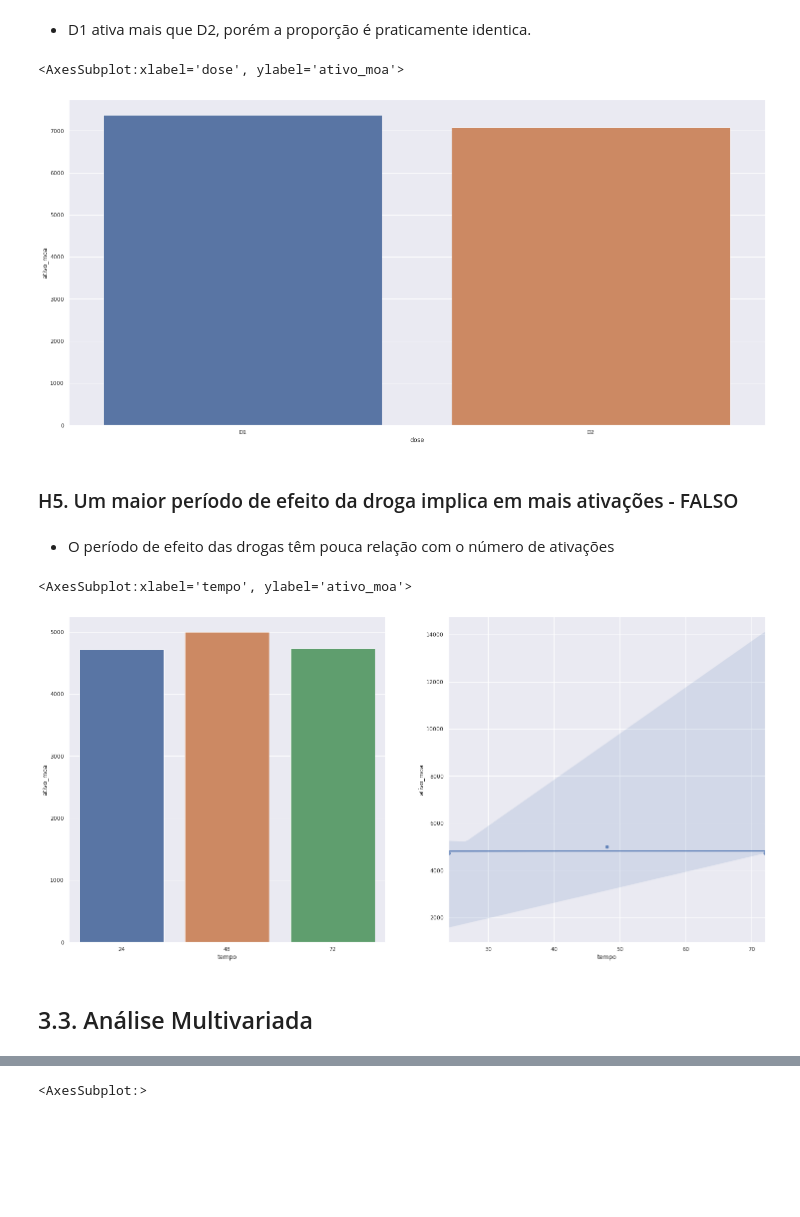
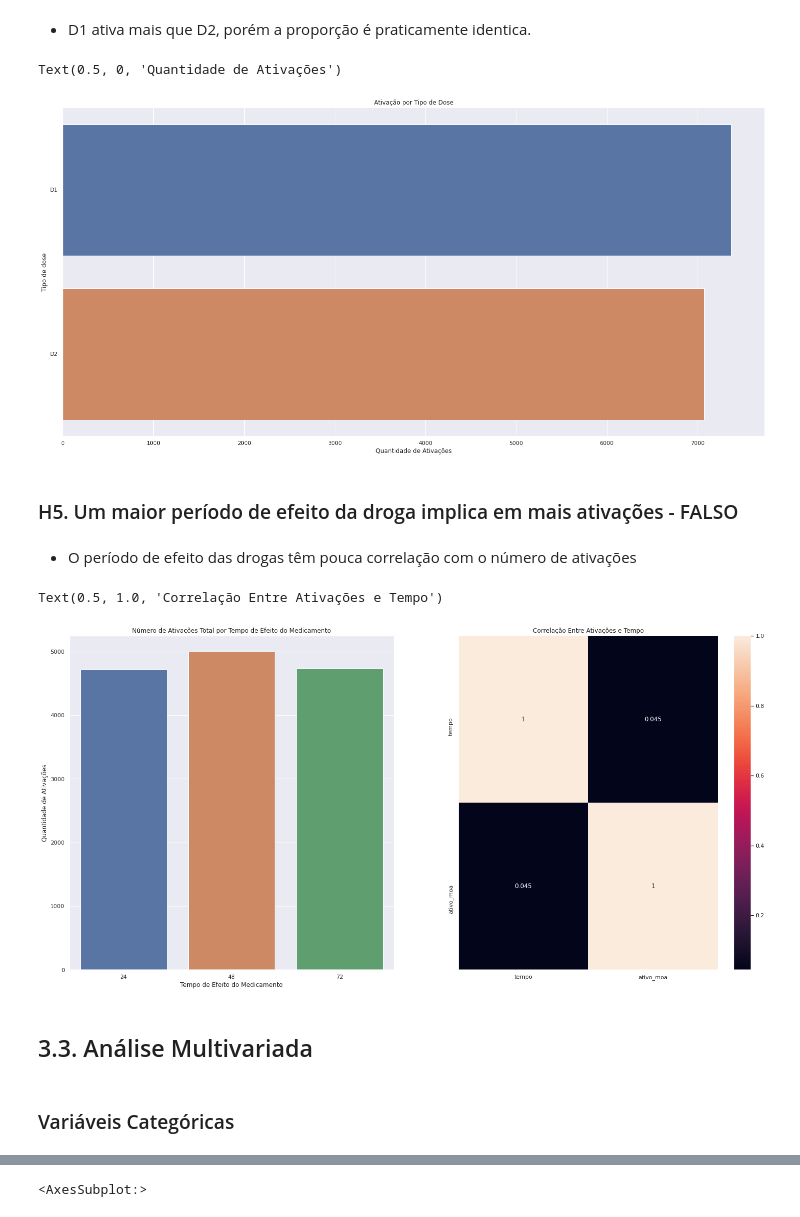
Before and after one commit to tadeucbm/imersao-dados-desafio-final, a Jupyter notebook: Notebooks/projeto_imersao_dados.ipynb, the cells around one changed output, grey strips where cells are left out. Drawn from its saved outputs; the diff is of its cells as text; code cells hidden in the pictures; blank space fills up the shorter version.

```diff
--- a/Notebooks/projeto_imersao_dados.ipynb
+++ b/Notebooks/projeto_imersao_dados.ipynb
@@ -66,11 +73,14 @@ jupyter_settings()
 # %% [markdown]
 ## 0.2. Dados
 # %%
+url_exp = 'https://github.com/tadeucbm/imersao-dados-desafio-final/blob/main/Dados/dados_experimentos.zip?raw=true'
+url_result = 'https://github.com/tadeucbm/imersao-dados-desafio-final/blob/main/Dados/dados_resultados.csv?raw=true'
+
 # Import dos experimentos
-df_exp = pd.read_csv('https://github.com/tadeucbm/imersao-dados-desafio-final/blob/main/Dados/dados_experimentos.zip?raw=true', compression = 'zip')
+df_exp = pd.read_csv(url_exp, compression = 'zip')
 
 # Import dos resultados
-df_result = pd.read_csv('https://github.com/tadeucbm/imersao-dados-desafio-final/blob/main/Dados/dados_resultados.csv?raw=true')
+df_result = pd.read_csv(url_result)
 # %%
 df_exp.head()
 # %% [output]
@@ -658,11 +746,19 @@ aux_1
 aux_1 = df_3[['dose', 'ativo_moa']].groupby('dose').sum().reset_index()
 # %%
-sns.barplot(x='dose', y='ativo_moa', data=aux_1)
+# plot tipo de dose por existência de ativação
+sns.barplot(y='dose', x='ativo_moa', data=aux_1, orient='h')
+
+# título
+plt.title('Ativação por Tipo de Dose')
+
+# label
+plt.ylabel('Tipo de dose')
+plt.xlabel('Quantidade de Ativações')
 # %% [output]
-<AxesSubplot:xlabel='dose', ylabel='ativo_moa'>
+Text(0.5, 0, 'Quantidade de Ativações')
-[figure, old version]
+[figure, new version]
 # %% [markdown]
 ### H5. Um maior período de efeito da droga implica em mais ativações - FALSO
 # %% [markdown]
-- O período de efeito das drogas têm pouca relação com o número de ativações
+- O período de efeito das drogas têm pouca correlação com o número de ativações
 # %%
@@ -669,12 +766,22 @@ sns.barplot(x='dose', y='ativo_moa', data=aux_1)
 aux_1 = df_3[['tempo', 'ativo_moa']].groupby('tempo').sum().reset_index()
 # %%
+# plot barplot
 plt.subplot(1, 2, 1)
 sns.barplot(x='tempo', y='ativo_moa', data=aux_1)
 
+plt.title('Número de Ativações Total por Tempo de Efeito do Medicamento') # titulo barplot
+plt.ylabel('Quantidade de Ativações') # ylabel barplot
+plt.xlabel('Tempo de Efeito do Medicamento') # xlabel barplot
+
+# plot heatmap
 plt.subplot(1, 2, 2)
-sns.regplot(x='tempo', y='ativo_moa', data=aux_1)
+sns.heatmap(aux_1.corr(method='pearson'), annot=True)
+
+plt.title('Correlação Entre Ativações e Tempo') # título heatmap
 # %% [output]
-<AxesSubplot:xlabel='tempo', ylabel='ativo_moa'>
+Text(0.5, 1.0, 'Correlação Entre Ativações e Tempo')
-[figure, old version]
+[figure, new version]
 # %% [markdown]
 ## 3.3. Análise Multivariada
+# %% [markdown]
+### Variáveis Categóricas
```
Also changed, not shown: parts of 75 cells of this notebook.
